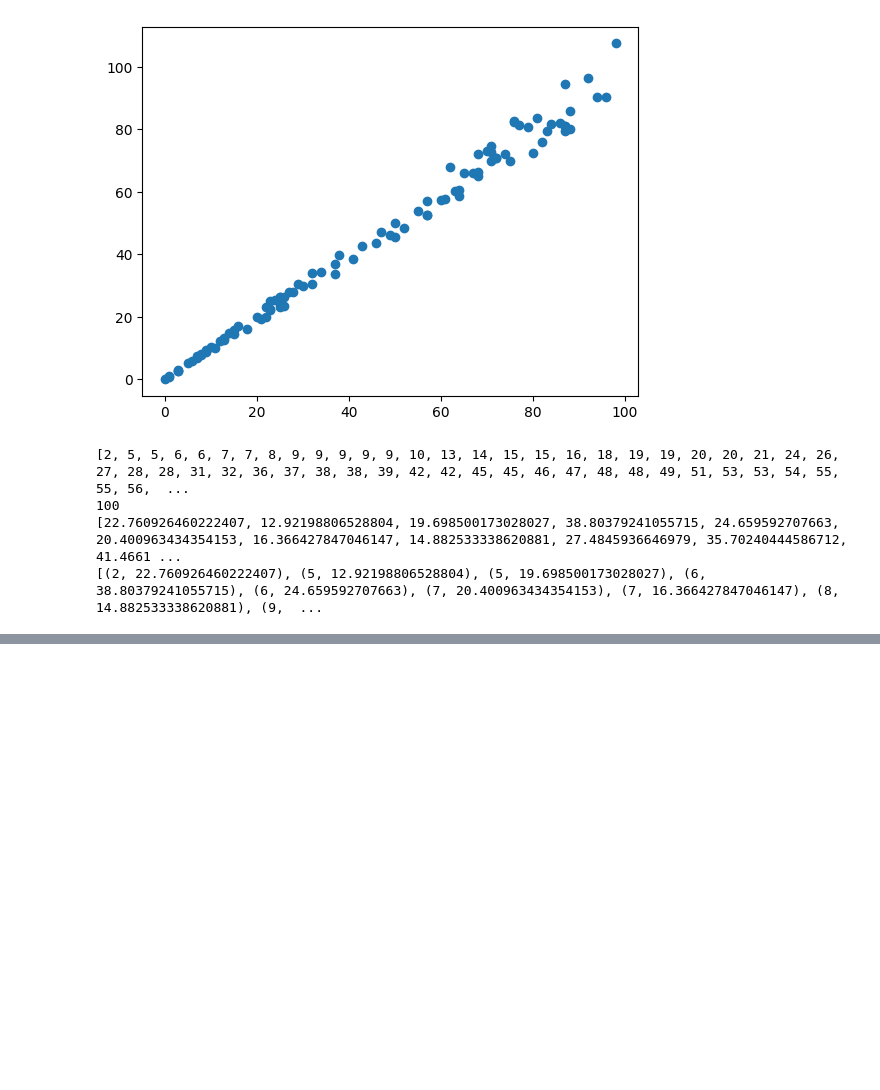
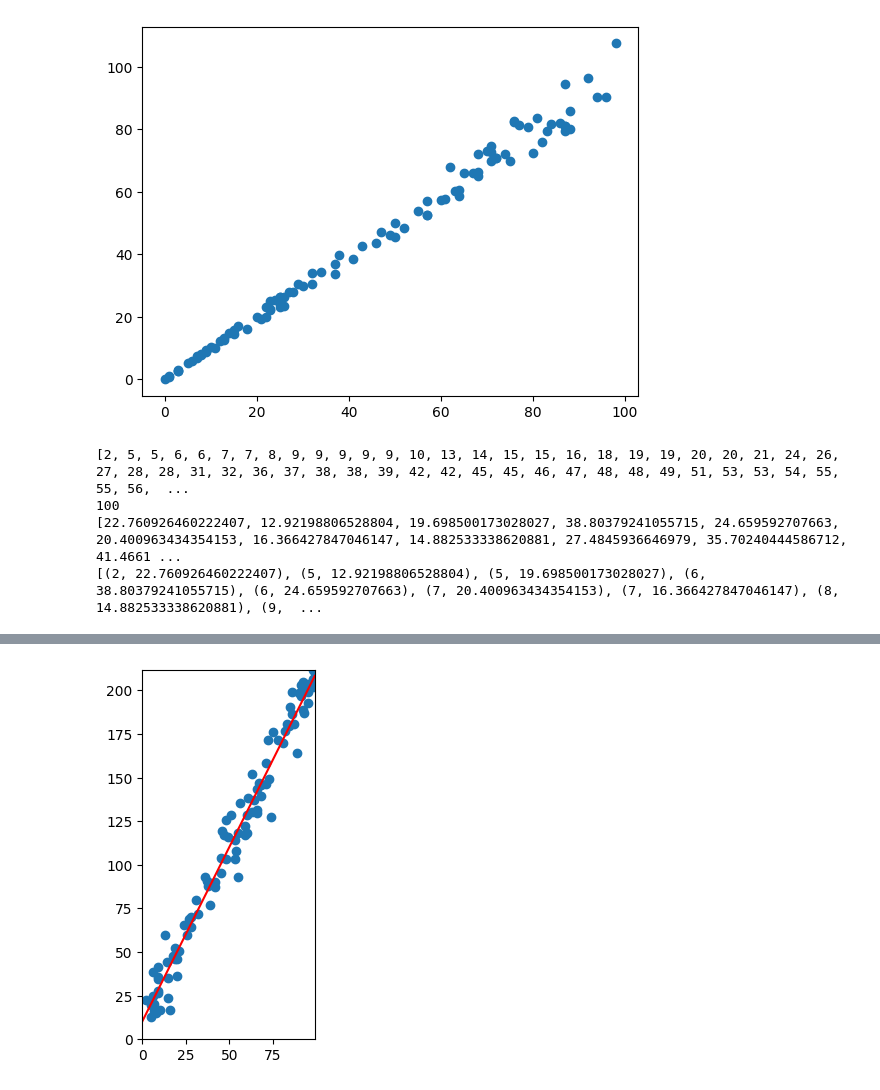
Before and after one commit to PatrickDoolittle/py_la, a Jupyter notebook: Notebooks/SimpleLinearRegression.ipynb, the cells around one changed output, grey strips where cells are left out. Drawn from its saved outputs; the diff is of its cells as text; code cells hidden in the pictures; blank space fills up the shorter version.

Commit message:
Starting simple linear regression notebook

```diff
--- a/Notebooks/SimpleLinearRegression.ipynb
+++ b/Notebooks/SimpleLinearRegression.ipynb
@@ -71,0 +84,3 @@ print(data)
+# %%
+b = linear_regression(data)
+print('Intercept: ' + str(b[0]) + ' Slope: ' + str(b[1]))
@@ -71,0 +105,10 @@ print(data)
+# %%
+fig, ax = plt.subplots()
+ax.scatter(x,y)
+ax.set_aspect('equal')
+ax.set_xlim(0, np.max(x))
+ax.set_ylim(0, np.max(y))
+ax.axline((0, b[0]), slope=b[1], color='red')
+plt.show()
+# %% [output]
+[figure, added]
```
Also changed, not shown: parts of 4 cells of this notebook.
